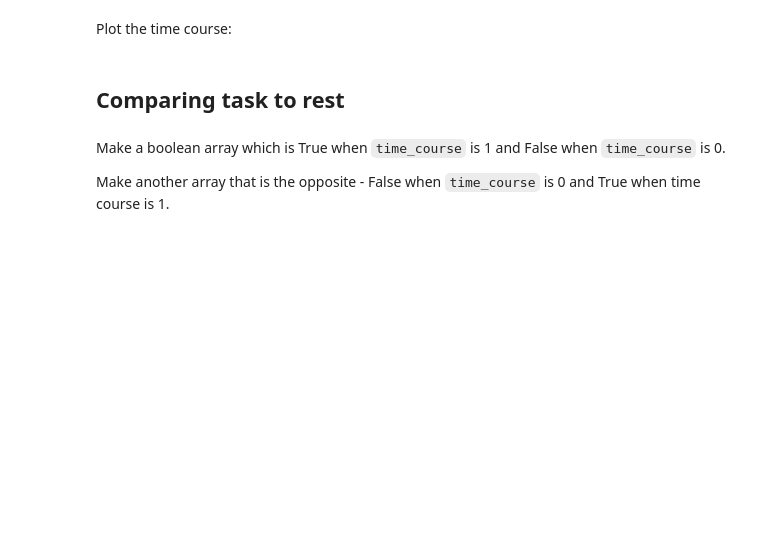
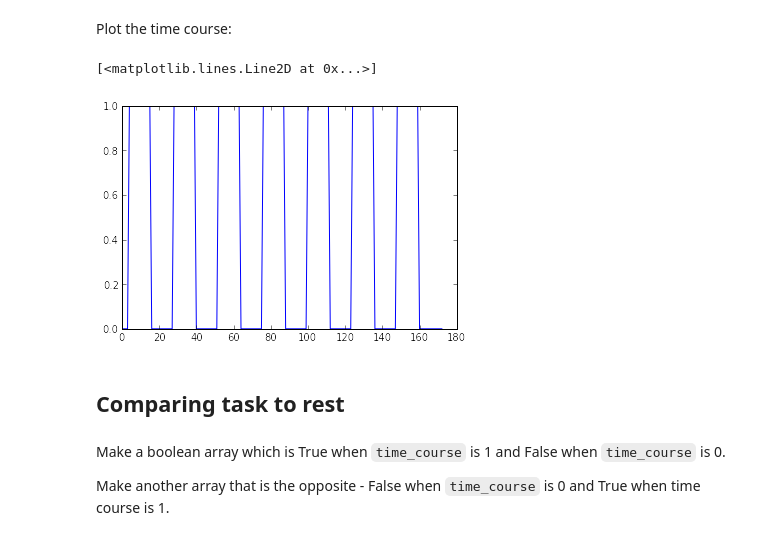
Before and after one commit to practical-neuroimaging/pna2015, a Jupyter notebook: day4/first_statistics.ipynb, the cells around one changed output. Cells and saved outputs as stored; diff of their text form; code cells hidden in the pictures; blank space fills up the shorter version.

```diff
--- a/day4/first_statistics.ipynb
+++ b/day4/first_statistics.ipynb
@@ -56,3 +72,5 @@ The TR for this FMRI run was 2.5 seconds.  We need to convert the onsets and dur
 Select out the first two columns of task, and divide by the TR to convert the onset and duration times to be in terms of TRs:
 # %%
 # Select first two columns and divide by TR
+tasktime[:,:2] /= 2.5
+print(tasktime)
@@ -64,3 +90,7 @@ The vector will have one value (either 0 or 1) for each TR.
 First use nibabel to load the image `ds114_sub009_t2r1.nii`.  Check the image shape to find the number of TRs.
 # %%
 # Load the image and check the image shape to get the number of TRs
+import nibabel as nib
+
+img = nib.load('ds114_sub009_t2r1.nii')
+print(img.shape)
@@ -68,3 +100,5 @@ First use nibabel to load the image `ds114_sub009_t2r1.nii`.  Check the image sh
 Next make a new vector called `time_course` with one entry per TR, with all elements in the vector being zero:
 # %%
 # Make new zero vector
+time_course = zeros((img.shape[-1]))
+print(time_course.shape)
@@ -72,3 +108,7 @@ Next make a new vector called `time_course` with one entry per TR, with all elem
 Loop over the rows in the onsets / durations array to give you an onset / duration pair.  For each of these pairs, set the matching positions in the `time_course` vector to 1.  For example, the first pair will be `4, 12`.  For that row, you will want to set `time_course[4]` through `time_course[15]` equal to 1.
 # %%
 # Fill in 1s for positions of on blocks in time course
+for t0, dur in tasktime[:,:2]:
+    time_course[round(t0):round(t0+dur)] = 1.
+
+print(time_course)
@@ -76,6 +127,10 @@ Loop over the rows in the onsets / durations array to give you an onset / durati
 Plot the time course:
 # %%
 # Plot the time course
+plt.plot(time_course)
+# %% [output]
+[<matplotlib.lines.Line2D at 0x...>]
+[figure, added]
 # %% [markdown]
 ## Comparing task to rest
 # %% [markdown]
```
Also changed, not shown: parts of 18 cells of this notebook.
